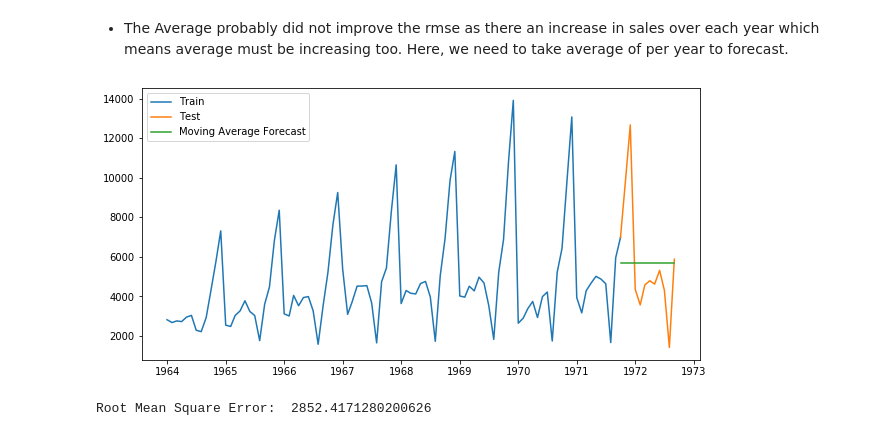
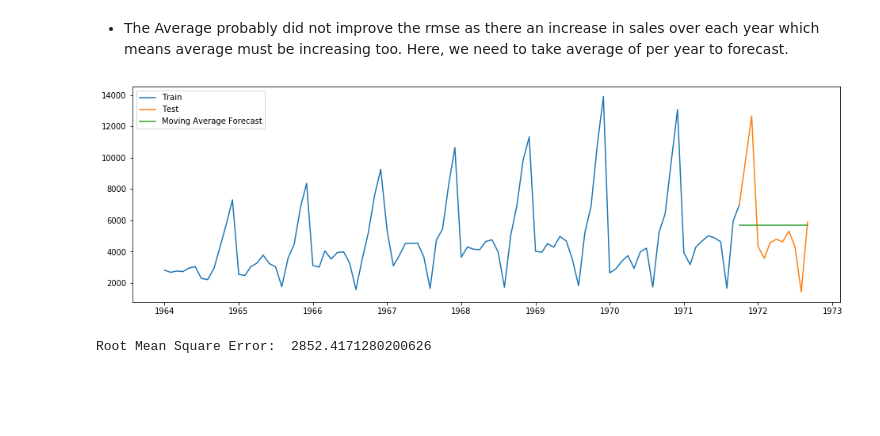
Before and after one commit to yashkanakia/Python, a Jupyter notebook: Time Series Analysis/Champagne_Sales_Forecasting/TimeSeries_ChampagneDataset.ipynb, the cells around one changed output. Cells and saved outputs as stored; diff of their text form; code cells hidden in the pictures; blank space fills up the shorter version.

```diff
--- a/Time Series Analysis/Champagne_Sales_Forecasting/TimeSeries_ChampagneDataset.ipynb
+++ b/Time Series Analysis/Champagne_Sales_Forecasting/TimeSeries_ChampagneDataset.ipynb
@@ -138,14 +148,14 @@ Root Mean Square Error:  3031.076695291178
 # %%
 y_hat_avg = test.copy()
 y_hat_avg['moving_avg_forecast'] = train['Sales'].rolling(12).mean().iloc[-1]
-plt.figure(figsize=(10,5))
+plt.figure(figsize=(16,5))
 plt.plot(train['Sales'], label='Train')
 plt.plot(test['Sales'], label='Test')
 plt.plot(y_hat_avg['moving_avg_forecast'], label='Moving Average Forecast')
 plt.legend(loc='best')
 plt.show()
 # %% [output]
-[figure, old version]
+[figure, new version]
 # %%
 rms = sqrt(mean_squared_error(test.Sales, y_hat_avg.moving_avg_forecast))
 print("Root Mean Square Error: ",rms)
```
Also changed, not shown: parts of 42 cells of this notebook.
